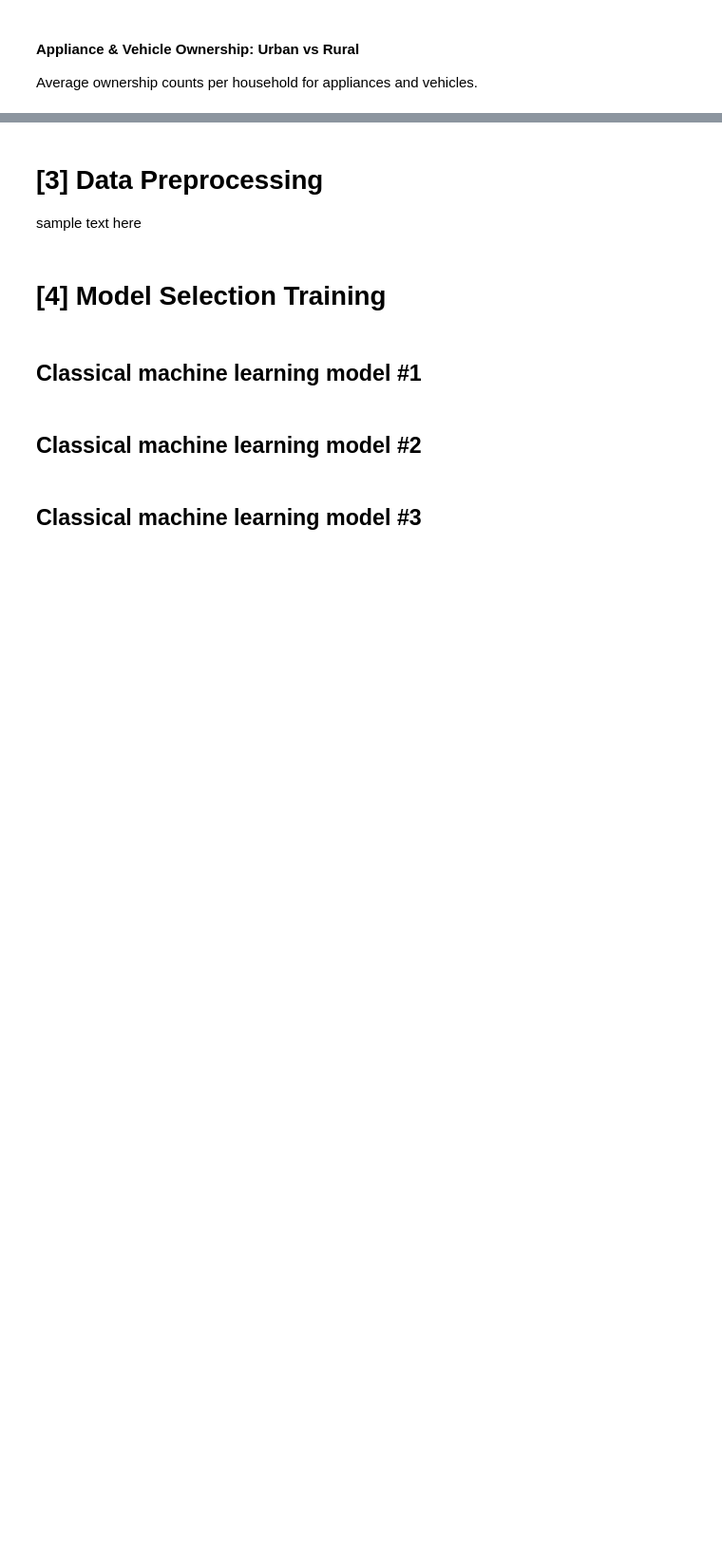
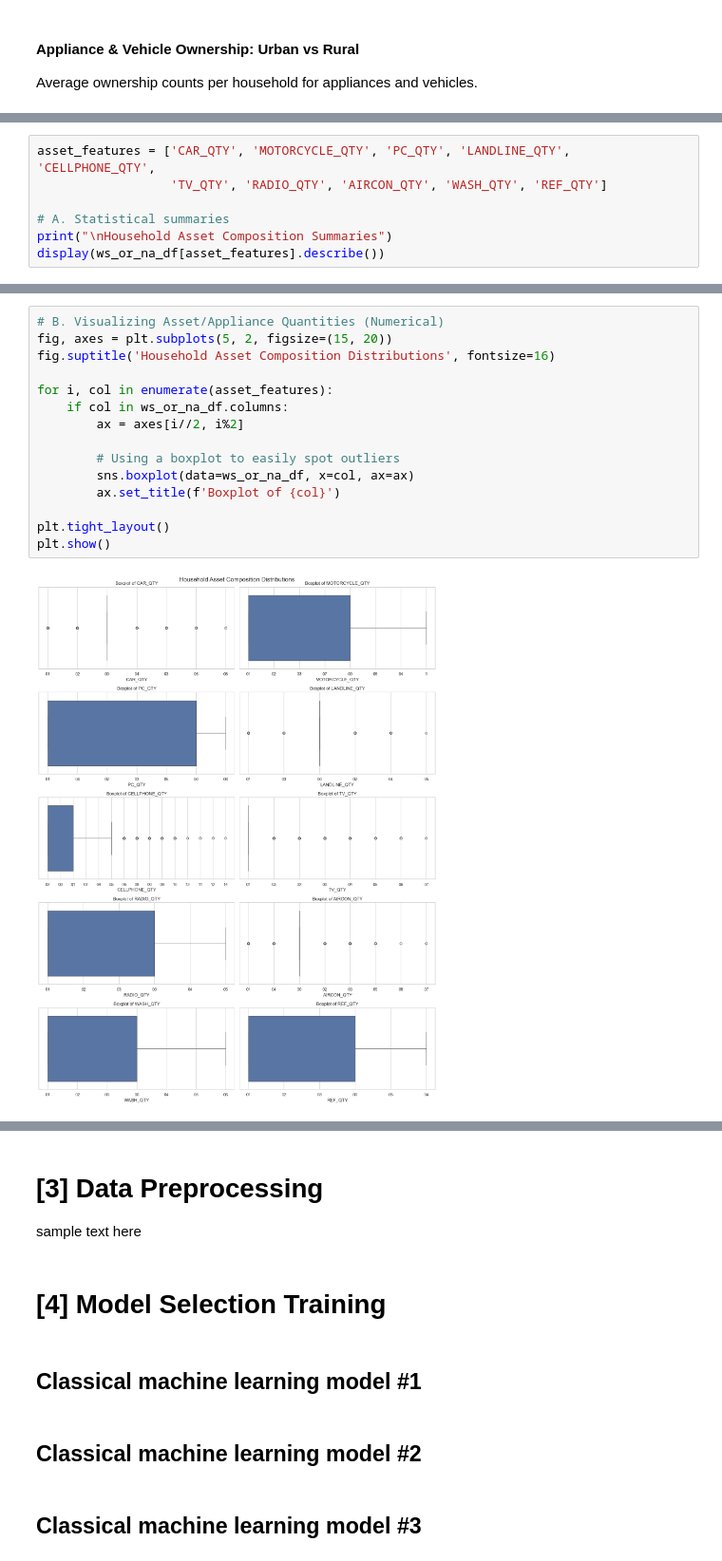
Before and after one commit to NebulaRojo9/STINTSY-MCO, a Jupyter notebook: Group2_nb.ipynb, the cells around one changed output, grey strips where cells are left out. Shown at 95% size. Cells and saved outputs as stored; diff of their text form; blank space fills up the shorter version.

```diff
--- a/Group2_nb.ipynb
+++ b/Group2_nb.ipynb
@@ -416,0 +492,7 @@ plt.tight_layout(); plt.show()
+# %%
+asset_features = ['CAR_QTY', 'MOTORCYCLE_QTY', 'PC_QTY', 'LANDLINE_QTY', 'CELLPHONE_QTY',
+                  'TV_QTY', 'RADIO_QTY', 'AIRCON_QTY', 'WASH_QTY', 'REF_QTY']
+
+# A. Statistical summaries
+print("\nHousehold Asset Composition Summaries")
+display(ws_or_na_df[asset_features].describe())
@@ -416,0 +506,17 @@ plt.tight_layout(); plt.show()
+# %%
+# B. Visualizing Asset/Appliance Quantities (Numerical)
+fig, axes = plt.subplots(5, 2, figsize=(15, 20))
+fig.suptitle('Household Asset Composition Distributions', fontsize=16)
+
+for i, col in enumerate(asset_features):
+    if col in ws_or_na_df.columns:
+        ax = axes[i//2, i%2]
+
+        # Using a boxplot to easily spot outliers
+        sns.boxplot(data=ws_or_na_df, x=col, ax=ax)
+        ax.set_title(f'Boxplot of {col}')
+
+plt.tight_layout()
+plt.show()
+# %% [output]
+[figure, added]
```
Also changed, not shown: parts of 18 cells of this notebook.
